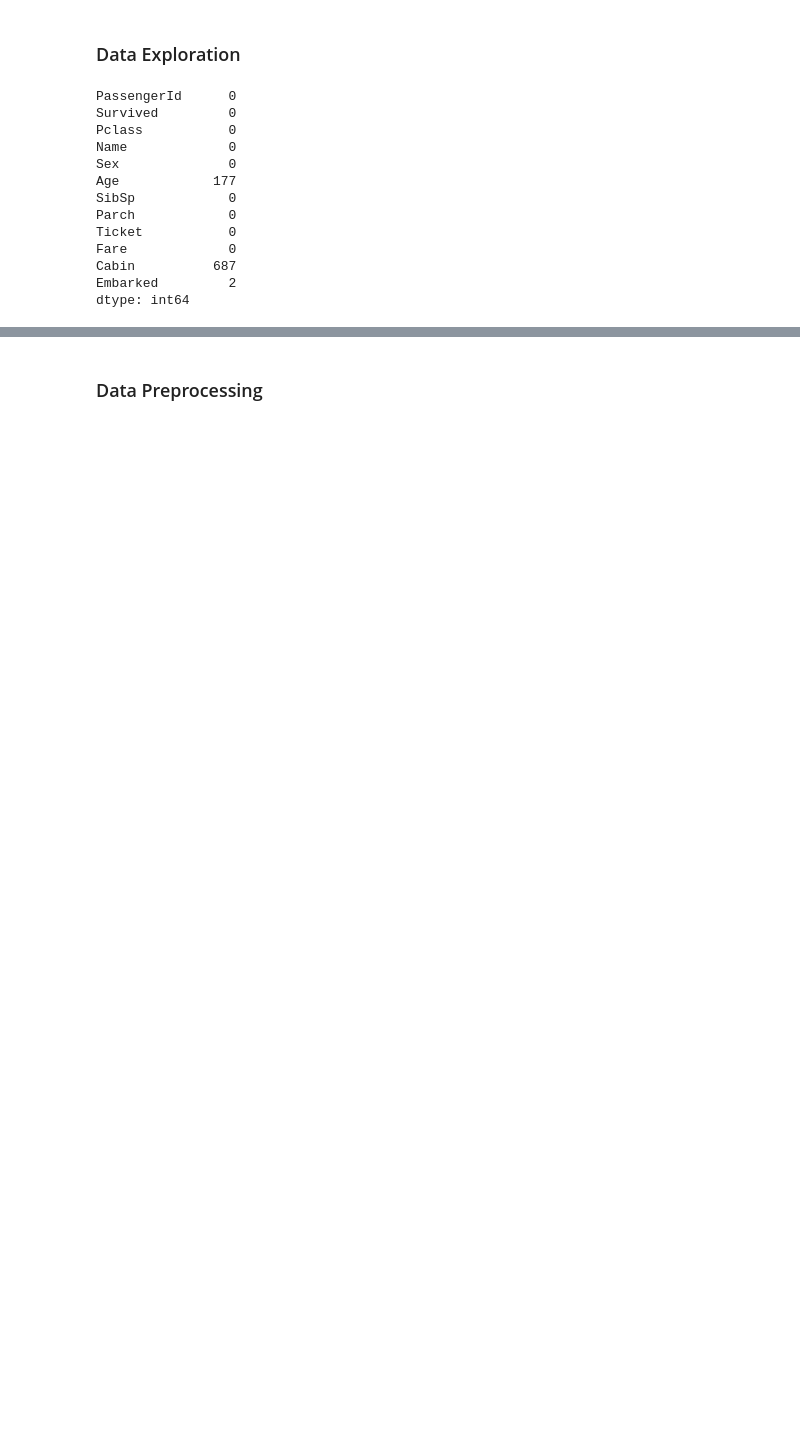
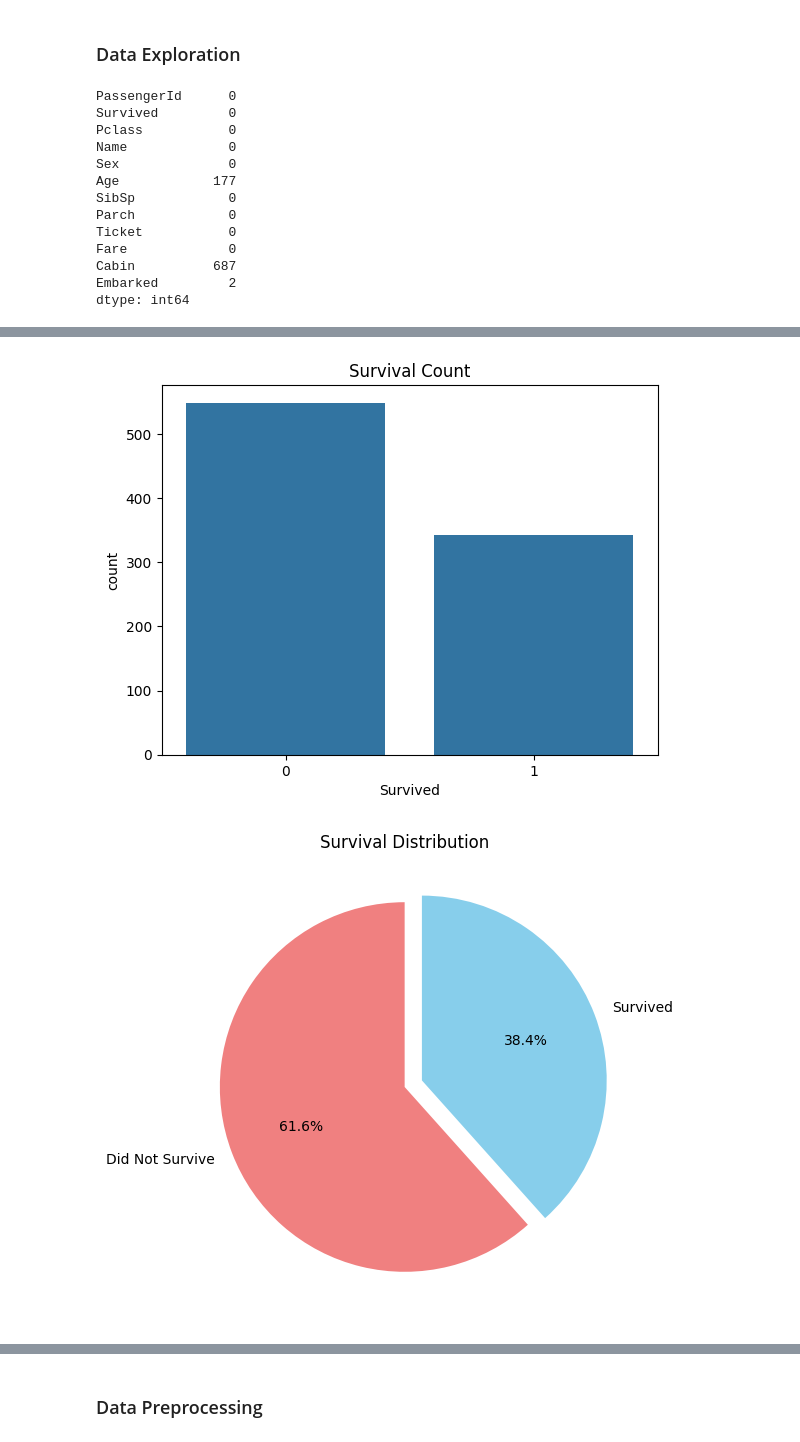
Before and after one commit to RJay02/Artificial-Intelligence, a Jupyter notebook: S2 Machine Learning AI Scientific/Machine Learning Algorithms.ipynb, the cells around one changed output, grey strips where cells are left out. Drawn from its saved outputs; the diff is of its cells as text; code cells hidden in the pictures; blank space fills up the shorter version.

```diff
--- a/S2 Machine Learning AI Scientific/Machine Learning Algorithms.ipynb
+++ b/S2 Machine Learning AI Scientific/Machine Learning Algorithms.ipynb
@@ -61,0 +90,20 @@ plt.show()
+# %%
+#Visualise survival distribution in a bar chart
+sns.countplot(data=train_data, x='Survived')
+plt.title("Survival Count")
+plt.show()
+
+#Visualise survival distribution in a pie chart
+# Calculate proportions for survival
+survival_counts = train_data['Survived'].value_counts()
+labels = ['Did Not Survive', 'Survived']
+colors = ['lightcoral', 'skyblue']
+
+# Plot the pie chart
+plt.figure(figsize=(6, 6))
+plt.pie(survival_counts, labels=labels, autopct='%1.1f%%', startangle=90, colors=colors, explode=(0, 0.1))
+plt.title("Survival Distribution")
+plt.show()
+# %% [output]
+[figure, added]
+[figure, added]
```
Also changed, not shown: parts of 4 cells of this notebook.
